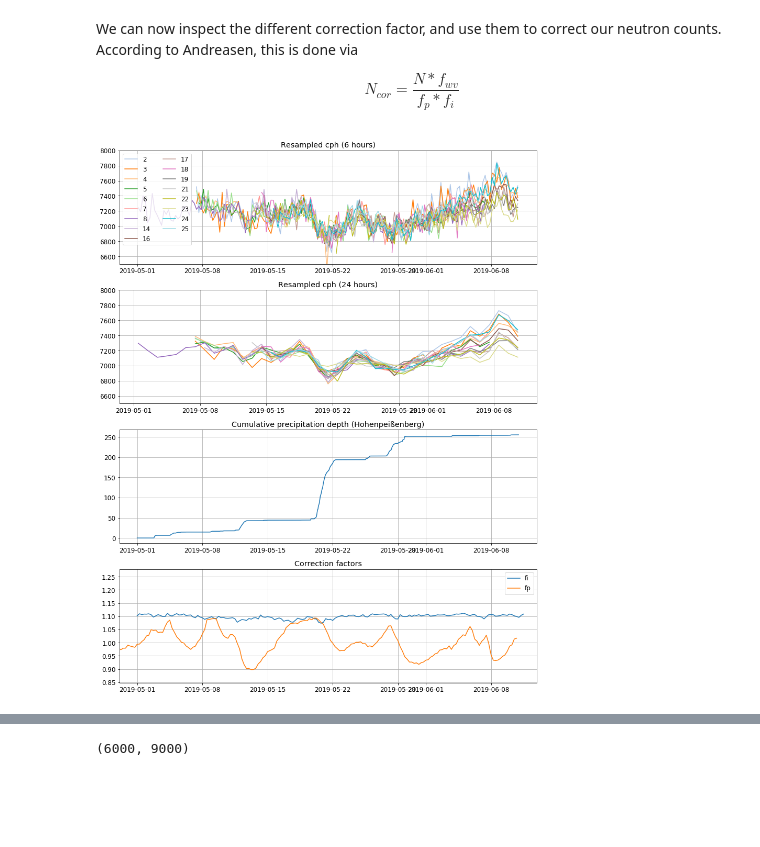
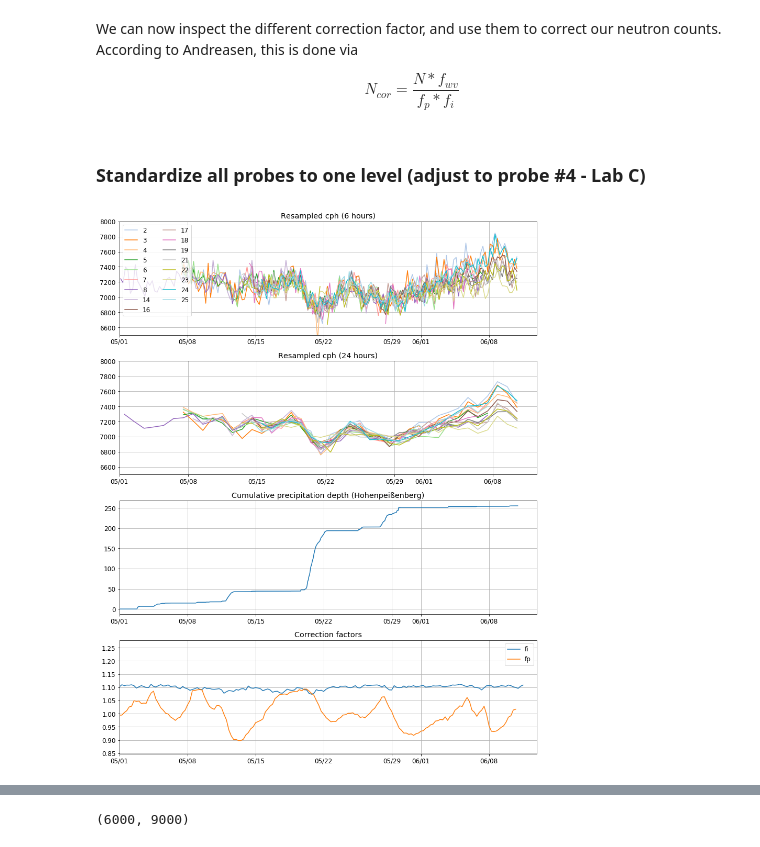
Before and after one commit to heistermann/cosmicsense, a Jupyter notebook: docs/source/notebooks/jfc1_process_merged_nobokeh.ipynb, the cells around one changed output, grey strips where cells are left out. Cells and saved outputs as stored; diff of their text form; code cells hidden in the pictures; blank space fills up the shorter version.

```diff
--- a/docs/source/notebooks/jfc1_process_merged_nobokeh.ipynb
+++ b/docs/source/notebooks/jfc1_process_merged_nobokeh.ipynb
@@ -296,8 +298,7 @@ press = press.set_index("datetime")
 # %%
 p_0 = press.p0.mean()
 L = 131.6 # g/cm2
-fp = cs.core.corrfact_baro(np.array(press.p0), p_0, L)
-fp = pd.Series(fp, index=press.index)
+fp = cs.core.corrfact_baro(press.p0, p_0, L)
+
 fp = fp.resample("6H").mean()
 fp.name="fp"
-fp["2019-05-01":].plot()
@@ -353,6 +361,8 @@ crns6hc = pd.merge(crns6hc, fp, how='left', left_index=True, right_index=True)
 crns6hc = pd.merge(crns6hc, fwv, how='left', left_index=True, right_index=True)
 for id in ids:
     crns6hc[id] = crns6hc[id] * crns6hc["fwv"] / (crns6hc["fi"] * crns6hc["fp"])
+# %% [markdown]
+### Standardize all probes to one level (adjust to probe #4 - Lab C)
 # %%
 crns6hcst = crns6hc.copy()
 #crns6hcst = crns6hcst.drop(columns=["fi", "fp", "fwv"])
@@ -391,39 +401,47 @@ ax1.legend(ncol=2)
 plt.ylim(6500, 8000)
 plt.grid()
 plt.title("Resampled cph (6 hours)")
+ax1.xaxis.set_major_formatter(mdates.DateFormatter('%m/%d'))
+plt.xlim(min_dtime-dt.timedelta(hours=1), None)
 
 ax = fig.add_subplot(412)
 crns24chst = crns6hcst.resample("24H").mean()
 #pl = crns6hcst.resample("24H").mean().plot(y=ids, ax=ax1, color=colors)
 #crns6hcst.plot(ax=ax1, color=colors)
 for i, id in enumerate(ids):
     if id==1:
         continue
         #pass
     #ax1.plot(crns6hcst.index+dt.timedelta(hours=3), crns6hcst[id], color=colors[i])
     ax.plot(crns24chst.index+dt.timedelta(hours=12), crns24chst[id], color=colors[i])
 #ax.legend(ncol=2)
 plt.ylim(6500, 8000)
 plt.grid()
 plt.title("Resampled cph (24 hours)")
+ax.xaxis.set_major_formatter(mdates.DateFormatter('%m/%d'))
+plt.xlim(min_dtime-dt.timedelta(hours=1), None)
 
 ax2 = fig.add_subplot(413)
 ax2.plot(prec["2019-05-01":].index, prec["2019-05-01":].depth.cumsum())
 #prec[crns6hcst.index[0]:crns6hcst.index[-1]].depth.cumsum().plot()
 ax2.set_xlim(ax1.get_xlim())
+ax2.xaxis.set_major_formatter(mdates.DateFormatter('%m/%d'))
+plt.xlim(min_dtime-dt.timedelta(hours=1), None)
 plt.grid()
 plt.title("Cumulative precipitation depth (Hohenpeißenberg)")
 
 ax3 = fig.add_subplot(414)
 ax3.plot(fi.index, fi, label="fi")
 ax3.plot(fp.index, fp, label="fp")
 ax3.set_xlim(ax1.get_xlim())
 ax3.legend()
 plt.grid()
 plt.title("Correction factors")
+ax3.xaxis.set_major_formatter(mdates.DateFormatter('%m/%d'))
+plt.xlim(min_dtime-dt.timedelta(hours=1), None)
 
 plt.tight_layout()
 # %% [output]
-[figure, old version]
+[figure, new version]
 # %%
 crns6hcst[4].plot()
```
Also changed, not shown: parts of 19 cells of this notebook, 1 other file.
